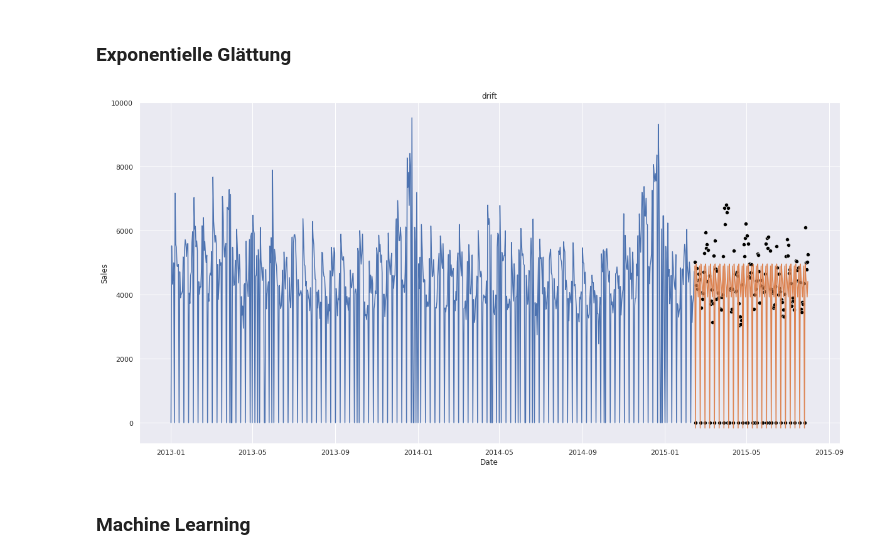
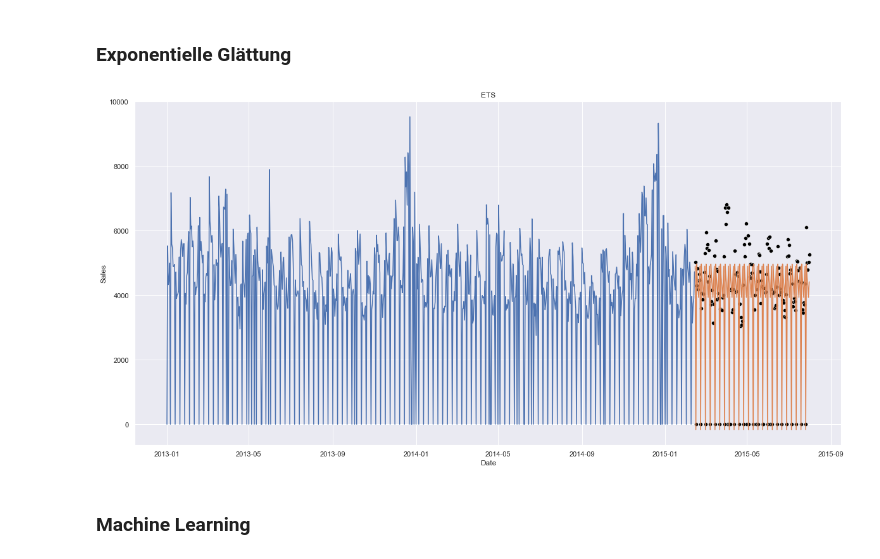
Before and after one commit to schemm/forecasting, a Jupyter notebook: RossmannStoreSales.ipynb, the cells around one changed output. Drawn from its saved outputs; the diff is of its cells as text; code cells hidden in the pictures.

```diff
--- a/RossmannStoreSales.ipynb
+++ b/RossmannStoreSales.ipynb
@@ -217,30 +239,30 @@ for strategy in ['mean', 'last', 'drift']:
 # %%
 from sktime.forecasting.exp_smoothing import ExponentialSmoothing
 from sktime.forecasting.base import ForecastingHorizon
 from sktime.forecasting.model_selection import temporal_train_test_split
 
 data = demand[demand.Store == 1]
 train, test = temporal_train_test_split(data, test_size = 6*28)
 
 train.index.freq = 'D'
 test.index.freq = 'D'
 fh = ForecastingHorizon(test.index, is_relative = False)
 
 forecast = ExponentialSmoothing(
         trend = None,
         seasonal = 'add',
         sp = 7
 )
 
 params = forecast.fit(train['Sales'])
 
 sns.lineplot(data = train['Sales']).set_title('Naive')
 sns.scatterplot(data = test['Sales'], color = 'black')
 sns.lineplot(data = forecast.predict(fh))
-plt.title(strategy)
+plt.title("ETS")
 plt.show()
 # %% [output]
-[figure, old version]
+[figure, new version]
 # %% [markdown]
 ### Machine Learning
 # %% [markdown]
```
Also changed, not shown: parts of 5 cells of this notebook.
